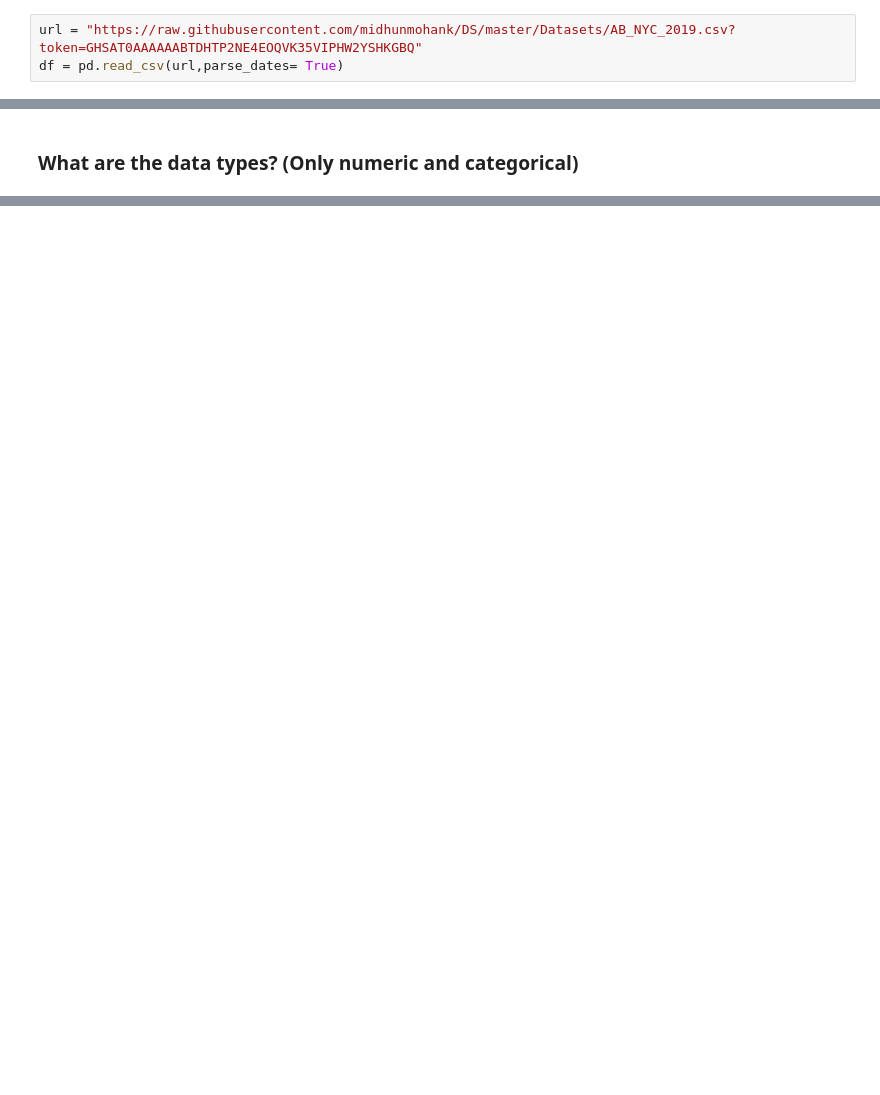
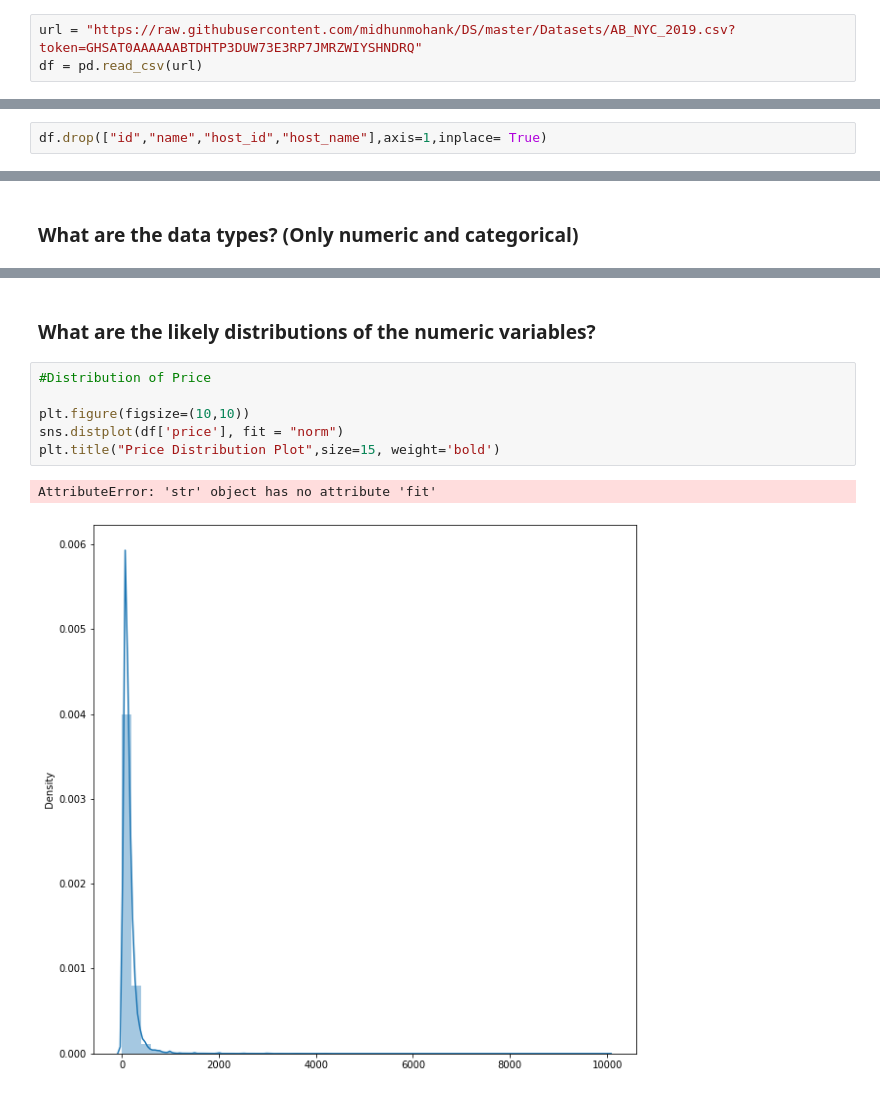
Before and after one commit to midhunmohank/DS, a Jupyter notebook: Notebooks/ML Data Cleaning and Feature Selection.ipynb, the cells around one changed output, grey strips where cells are left out. Cells and saved outputs as stored; diff of their text form; blank space fills up the shorter version.

```diff
--- a/Notebooks/ML Data Cleaning and Feature Selection.ipynb
+++ b/Notebooks/ML Data Cleaning and Feature Selection.ipynb
@@ -30,8 +56,8 @@ ML Data Cleaning and Feature Selection
 
 For categorical data, calculate the accuracy and a confusion matrix.
 # %%
-url = "https://raw.githubusercontent.com/midhunmohank/DS/master/Datasets/AB_NYC_2019.csv?token=GHSAT0AAAAAABTDHTP2NE4EOQVK35VIPHW2YSHKGBQ"
-df = pd.read_csv(url,parse_dates= True)
+url = "https://raw.githubusercontent.com/midhunmohank/DS/master/Datasets/AB_NYC_2019.csv?token=GHSAT0AAAAAABTDHTP3DUW73E3RP7JMRZWIYSHNDRQ"
+df = pd.read_csv(url)
 # %%
 df.head(5)
 # %% [output]
@@ -43,0 +78,2 @@ df.head(5)
+# %%
+df.drop(["id","name","host_id","host_name"],axis=1,inplace= True)
@@ -66,0 +132,11 @@ df.describe()
+# %% [markdown]
+<h3>What are the likely distributions of the numeric variables? </h3>
+# %%
+#Distribution of Price
+
+plt.figure(figsize=(10,10))
+sns.distplot(df['price'], fit = "norm")
+plt.title("Price Distribution Plot",size=15, weight='bold')
+# %% [output]
+AttributeError: 'str' object has no attribute 'fit'
+[figure, added]
```
Also changed, not shown: parts of 12 cells of this notebook, 1 other file.
